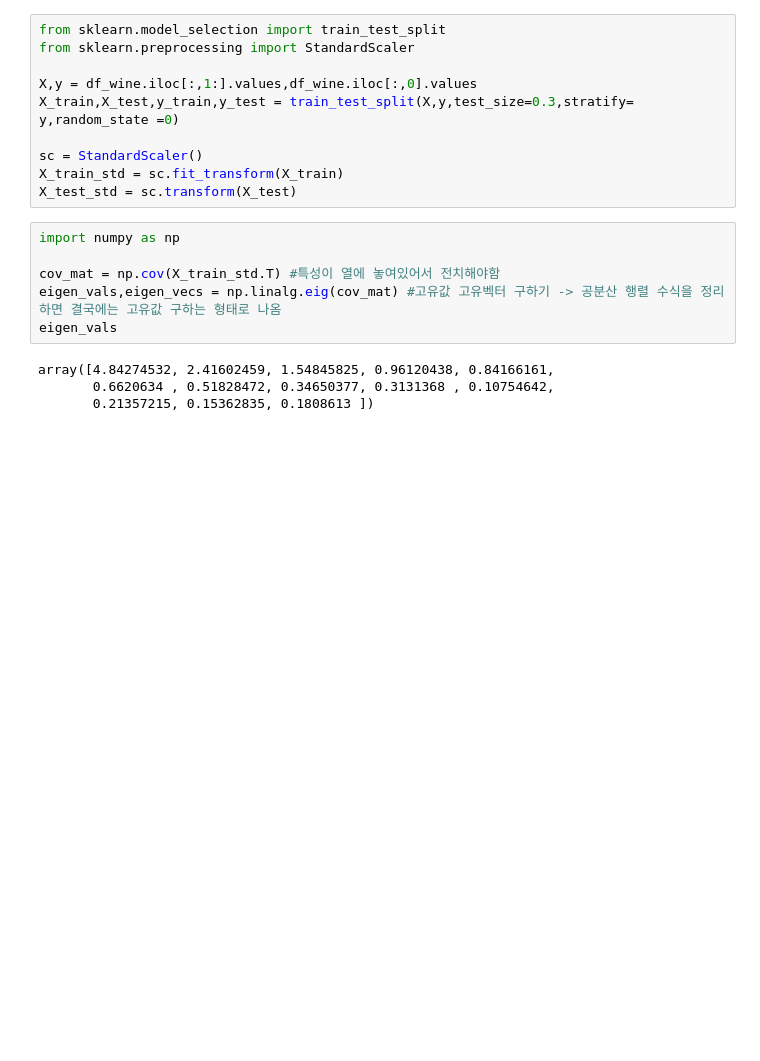
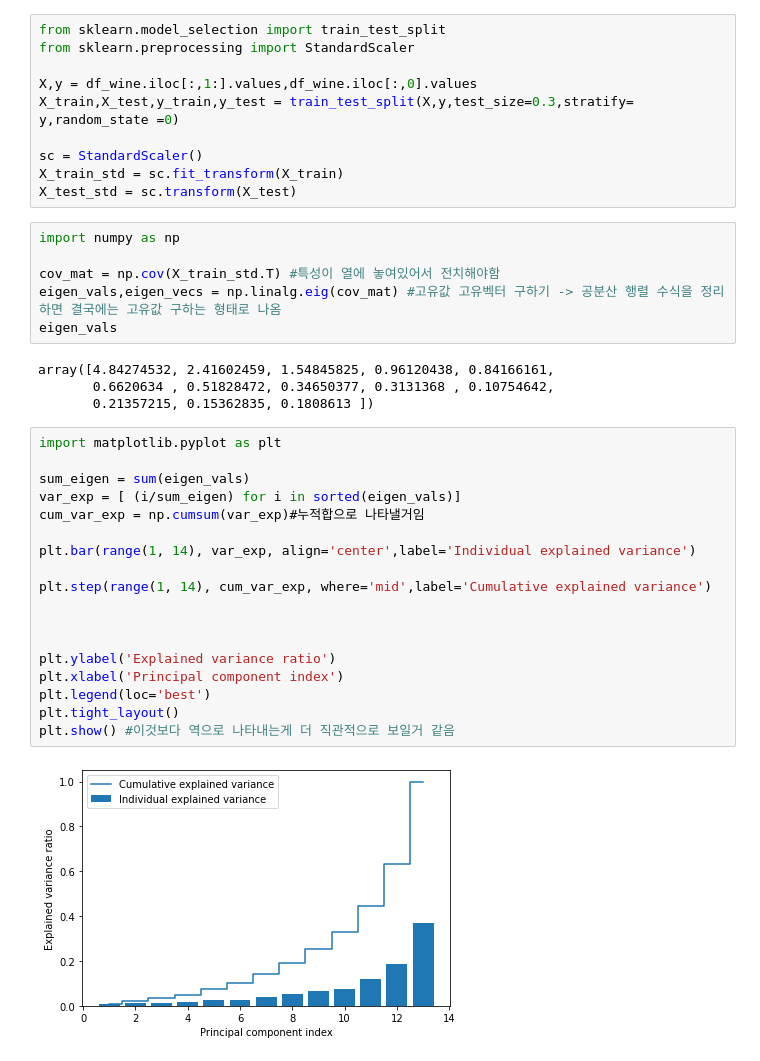
Before and after one commit to seungmin-son/ML_Practice, a Jupyter notebook: [ML_4]_Dimension_reduction.ipynb, the cells around one changed output. Cells and saved outputs as stored; diff of their text form; blank space fills up the shorter version.

```diff
--- a/[ML_4]_Dimension_reduction.ipynb
+++ b/[ML_4]_Dimension_reduction.ipynb
@@ -50,3 +50,23 @@ eigen_vals
 array([4.84274532, 2.41602459, 1.54845825, 0.96120438, 0.84166161,
        0.6620634 , 0.51828472, 0.34650377, 0.3131368 , 0.10754642,
        0.21357215, 0.15362835, 0.1808613 ])
+# %%
+import matplotlib.pyplot as plt
+
+sum_eigen = sum(eigen_vals)
+var_exp = [ (i/sum_eigen) for i in sorted(eigen_vals)]
+cum_var_exp = np.cumsum(var_exp)#누적합으로 나타낼거임
+
+plt.bar(range(1, 14), var_exp, align='center',label='Individual explained variance')
+
+plt.step(range(1, 14), cum_var_exp, where='mid',label='Cumulative explained variance')
+
+
+
+plt.ylabel('Explained variance ratio')
+plt.xlabel('Principal component index')
+plt.legend(loc='best')
+plt.tight_layout()
+plt.show() #이것보다 역으로 나타내는게 더 직관적으로 보일거 같음
+# %% [output]
+[figure, added]
```
Also changed, not shown: parts of 19 cells of this notebook.
